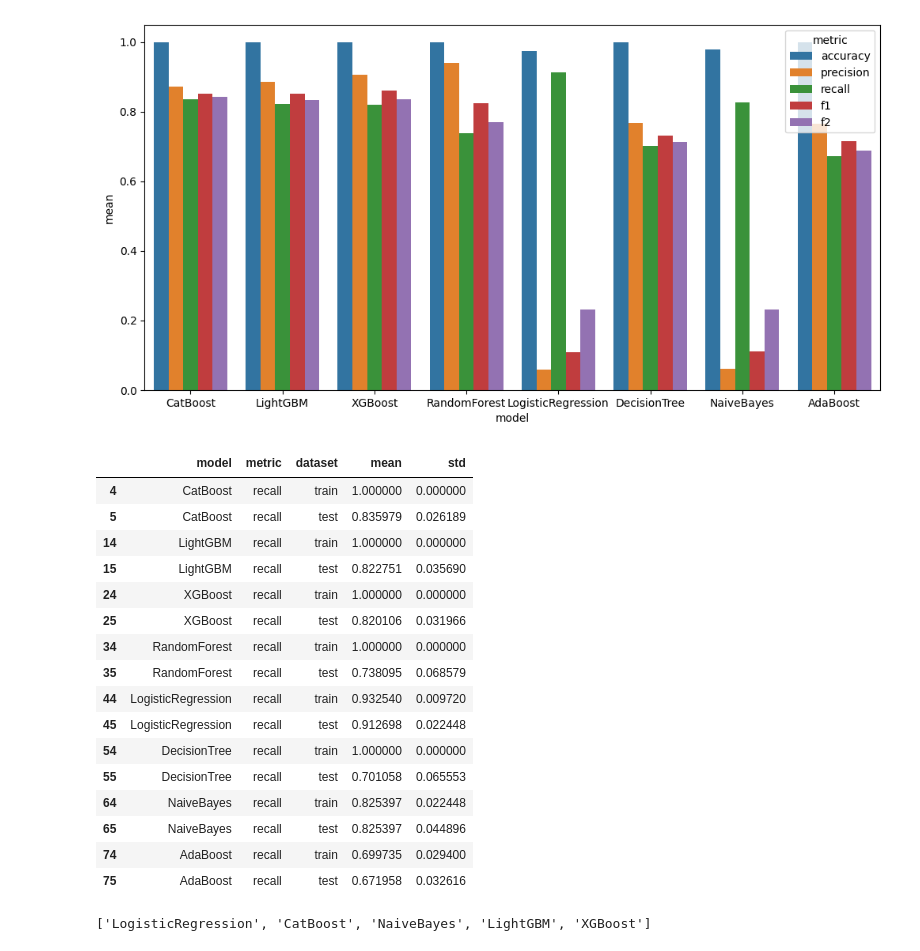
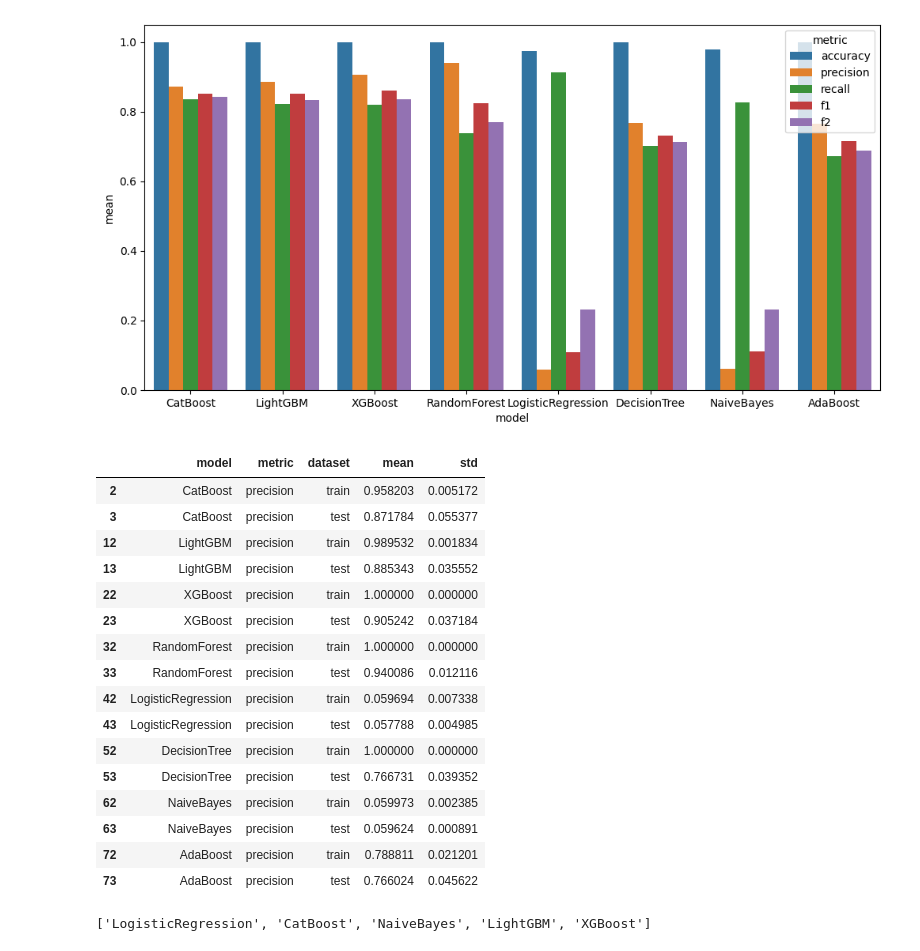
Before and after one commit to tatv047/Credit-Card-Fraud-Detection, a Jupyter notebook: notebooks/credit-card-fraud-detection.ipynb, the cells around one changed output. Saved outputs shown, nothing was run; the diff lists cells and outputs as text; code cells hidden in the pictures.

```diff
--- a/notebooks/credit-card-fraud-detection.ipynb
+++ b/notebooks/credit-card-fraud-detection.ipynb
@@ -277,3 +349,7 @@ from catboost import CatBoostClassifier
 ## Vanilla Model Comparison using Cross Validation
 
 We will use a list of vanilla models and train them using cross validation here.
+# %%
+from copy import deepcopy
+models_cv = deepcopy(vanilla_models)
+models_cv
@@ -340,7 +393,7 @@ vanilla_models = {
 fbeta_2_scorer = make_scorer(fbeta_score, beta=2)
 
 # Scoring dictionary for vanilla models
-Scoring_vanilla_models = {
+scoring_vanilla_models = {
     'accuracy' : 'accuracy',
     'precision' : 'precision',
     'recall' : 'recall',
@@ -350,7 +403,7 @@ Scoring_vanilla_models = {
 # %%
 def evaluate_vanilla_models_with_metrics_df(X, y, models):
     print("=" * 60)
-    print("VANILLA MODEL EVALUATION (Full Metrics as DataFrame)")
+    print("VANILLA MODEL EVALUATION ")
     print("=" * 60)
 
     cv = StratifiedKFold(n_splits=3, shuffle=True, random_state=42)
@@ -362,12 +415,12 @@ def evaluate_vanilla_models_with_metrics_df(X, y, models):
         try:
             scores = cross_validate(
                 model, X, y, cv=cv,
-                scoring=Scoring_vanilla_models,
+                scoring=scoring_vanilla_models,
                 return_train_score=True,
                 n_jobs=-1
             )
 
-            for metric in Scoring_vanilla_models:
+            for metric in scoring_vanilla_models:
                 for dataset in ['train', 'test']:
                     key = f"{dataset}_{metric}"
                     mean = scores[key].mean()
@@ -419,6 +472,6 @@ def evaluate_vanilla_models_with_metrics_df(X, y, models):
 
     return df_results, top_models
 # %%
-df_scores, top_models = evaluate_vanilla_models_with_metrics_df(X_train, y_train, vanilla_models)
+df_scores, top_models = evaluate_vanilla_models_with_metrics_df(X_train, y_train, models_cv)
 # %% [output]
 ============================================================
@@ -457,25 +510,25 @@ sns.barplot(data=df_scores[df_scores['dataset'] == 'test'], x='model', y='mean',
 # %% [output]
 [figure]
 # %%
-df_scores[df_scores['metric'] == 'recall']
+df_scores[df_scores['metric'] == 'precision']
 # %% [output]
 |  | model | metric | dataset | mean | std |
-| 4 | CatBoost | recall | train | 1.000000 | 0.000000 |
-| 5 | CatBoost | recall | test | 0.835979 | 0.026189 |
-| 14 | LightGBM | recall | train | 1.000000 | 0.000000 |
-| 15 | LightGBM | recall | test | 0.822751 | 0.035690 |
-| 24 | XGBoost | recall | train | 1.000000 | 0.000000 |
-| 25 | XGBoost | recall | test | 0.820106 | 0.031966 |
-| 34 | RandomForest | recall | train | 1.000000 | 0.000000 |
-| 35 | RandomForest | recall | test | 0.738095 | 0.068579 |
-| 44 | LogisticRegression | recall | train | 0.932540 | 0.009720 |
-| 45 | LogisticRegression | recall | test | 0.912698 | 0.022448 |
-| 54 | DecisionTree | recall | train | 1.000000 | 0.000000 |
-| 55 | DecisionTree | recall | test | 0.701058 | 0.065553 |
-| 64 | NaiveBayes | recall | train | 0.825397 | 0.022448 |
-| 65 | NaiveBayes | recall | test | 0.825397 | 0.044896 |
-| 74 | AdaBoost | recall | train | 0.699735 | 0.029400 |
-| 75 | AdaBoost | recall | test | 0.671958 | 0.032616 |
+| 2 | CatBoost | precision | train | 0.958203 | 0.005172 |
+| 3 | CatBoost | precision | test | 0.871784 | 0.055377 |
+| 12 | LightGBM | precision | train | 0.989532 | 0.001834 |
+| 13 | LightGBM | precision | test | 0.885343 | 0.035552 |
+| 22 | XGBoost | precision | train | 1.000000 | 0.000000 |
+| 23 | XGBoost | precision | test | 0.905242 | 0.037184 |
+| 32 | RandomForest | precision | train | 1.000000 | 0.000000 |
+| 33 | RandomForest | precision | test | 0.940086 | 0.012116 |
+| 42 | LogisticRegression | precision | train | 0.059694 | 0.007338 |
+| 43 | LogisticRegression | precision | test | 0.057788 | 0.004985 |
+| 52 | DecisionTree | precision | train | 1.000000 | 0.000000 |
+| 53 | DecisionTree | precision | test | 0.766731 | 0.039352 |
+| 62 | NaiveBayes | precision | train | 0.059973 | 0.002385 |
+| 63 | NaiveBayes | precision | test | 0.059624 | 0.000891 |
+| 72 | AdaBoost | precision | train | 0.788811 | 0.021201 |
+| 73 | AdaBoost | precision | test | 0.766024 | 0.045622 |
 # %%
 top_models
 # %% [output]
```
Also changed, not shown: parts of 29 cells of this notebook, 8 other files.
